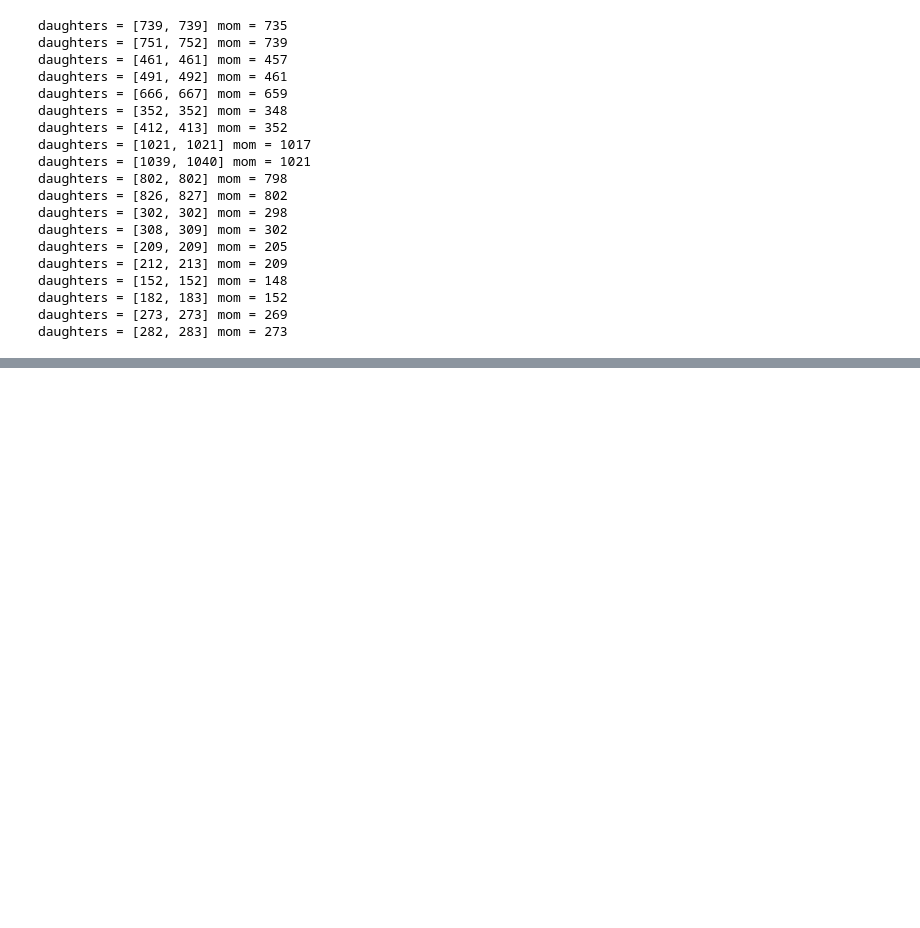
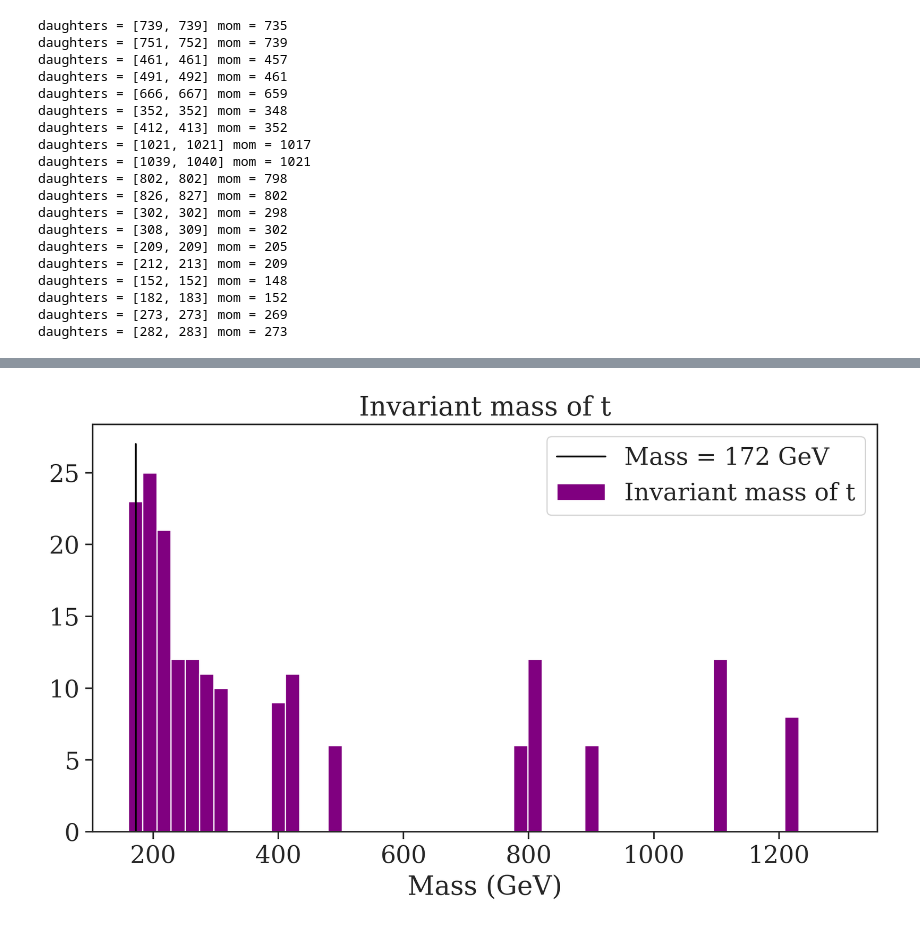
Before and after one commit to viniciusrocca/simulationsSM, a Jupyter notebook: pp2ttbar/pp2ttbar.ipynb, the cells around one changed output, grey strips where cells are left out. Drawn from its saved outputs; the diff is of its cells as text; code cells hidden in the pictures; blank space fills up the shorter version.

```diff
--- a/pp2ttbar/pp2ttbar.ipynb
+++ b/pp2ttbar/pp2ttbar.ipynb
@@ -106,0 +109,14 @@ plt.show()
+# %%
+#Invariant mass
+t_mass = invariant_mass('pp2ttbar_out.lhe',6)
+t_mass = t_mass + invariant_mass('pp2ttbar_out.lhe',-6)
+fig = plt.figure(figsize = [9.2,4.9], dpi = 300)
+histogram = plt.hist(t_mass, bins = 50, range = [160,1300], color = 'purple', label = 'Invariant mass of t')
+plt.plot([172,172],[0,27], color = 'black', label = r'Mass = 172 GeV')
+
+plt.xlabel(r'Mass (GeV)')
+plt.title(r'Invariant mass of t')
+plt.legend()
+plt.show()
+# %% [output]
+[figure, added]
```
Also changed, not shown: parts of 5 cells of this notebook, 1 other file.
